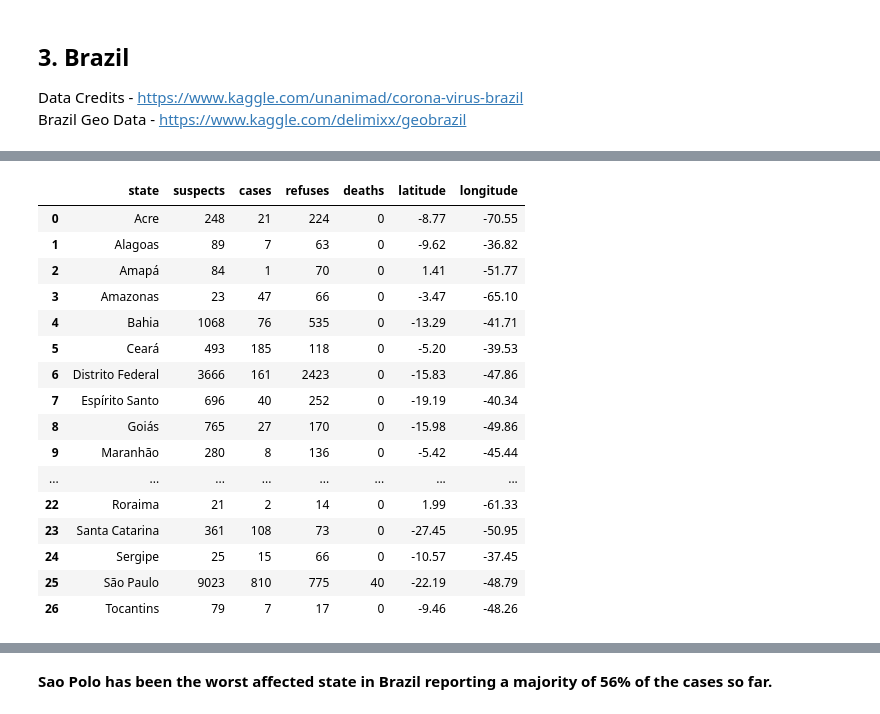
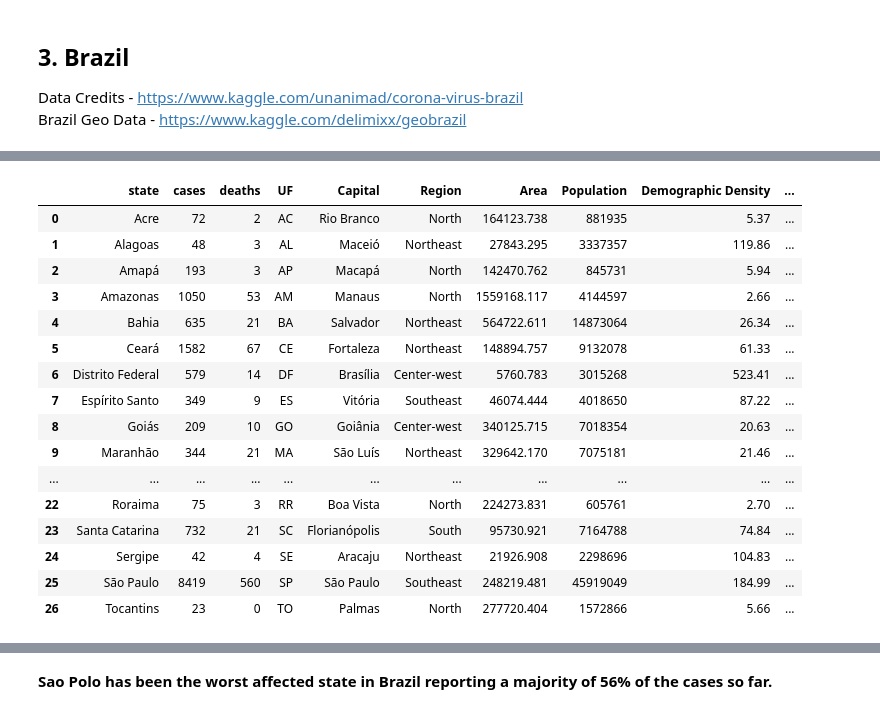
Before and after one commit to sauravmishra1710/Covid-19---A-Geo-Statistical-Analysis, a Jupyter notebook: Covid-19-SARS CoV-2-A-Geographical-Analysis.ipynb, the cells around one changed output, grey strips where cells are left out. Cells and saved outputs as stored; diff of their text form; code cells hidden in the pictures.

```diff
--- a/Covid-19-SARS CoV-2-A-Geographical-Analysis.ipynb
+++ b/Covid-19-SARS CoV-2-A-Geographical-Analysis.ipynb
@@ -1204,37 +1179,40 @@ covid_19_Brazil.head()
 # %%
 # Brazil Data
 covid_Brazil = pd.read_csv("../input/corona-virus-brazil/brazil_covid19.csv")
 #covid_Brazil
-brazil_statewise_data = covid_Brazil.groupby(['state'])['suspects', 'cases','refuses', 'deaths'].max()
+brazil_statewise_data = covid_Brazil.groupby(['state'])['cases', 'deaths'].max()
 #brazil_statewise_data
 
 brazil_statewise_data['state'] = brazil_statewise_data.index
 brazil_statewise_data.index = np.arange(1, len(brazil_statewise_data.state.unique().tolist())+1)
-brazil_statewise_data = brazil_statewise_data[['state', 'suspects', 'cases','refuses', 'deaths']]
+brazil_statewise_data = brazil_statewise_data[['state', 'cases', 'deaths']]
 
 geoBrazil = pd.read_csv("../input/brazilianstates/states.csv")
+
+# rename state to State
+geoBrazil.rename(columns={'State': 'state'}, inplace=True)
 brazilian_statewise_data = pd.merge(brazil_statewise_data, geoBrazil, on='state')
 
-brazilian_statewise_data.drop(['uf', 'population'], axis=1, inplace=True)
+#brazilian_statewise_data.drop(['uf', 'population'], axis=1, inplace=True)
 brazilian_statewise_data
 # %% [output]
-|  | state | suspects | cases | refuses | deaths | latitude | longitude |
-| 0 | Acre | 248 | 21 | 224 | 0 | -8.77 | -70.55 |
-| 1 | Alagoas | 89 | 7 | 63 | 0 | -9.62 | -36.82 |
-| 2 | Amapá | 84 | 1 | 70 | 0 | 1.41 | -51.77 |
-| 3 | Amazonas | 23 | 47 | 66 | 0 | -3.47 | -65.10 |
-| 4 | Bahia | 1068 | 76 | 535 | 0 | -13.29 | -41.71 |
-| 5 | Ceará | 493 | 185 | 118 | 0 | -5.20 | -39.53 |
-| 6 | Distrito Federal | 3666 | 161 | 2423 | 0 | -15.83 | -47.86 |
-| 7 | Espírito Santo | 696 | 40 | 252 | 0 | -19.19 | -40.34 |
-| 8 | Goiás | 765 | 27 | 170 | 0 | -15.98 | -49.86 |
-| 9 | Maranhão | 280 | 8 | 136 | 0 | -5.42 | -45.44 |
-| ... | ... | ... | ... | ... | ... | ... | ... |
-| 22 | Roraima | 21 | 2 | 14 | 0 | 1.99 | -61.33 |
-| 23 | Santa Catarina | 361 | 108 | 73 | 0 | -27.45 | -50.95 |
-| 24 | Sergipe | 25 | 15 | 66 | 0 | -10.57 | -37.45 |
-| 25 | São Paulo | 9023 | 810 | 775 | 40 | -22.19 | -48.79 |
-| 26 | Tocantins | 79 | 7 | 17 | 0 | -9.46 | -48.26 |
+|  | state | cases | deaths | UF | Capital | Region | Area | Population | Demographic Density | ... |
+| 0 | Acre | 72 | 2 | AC | Rio Branco | North | 164123.738 | 881935 | 5.37 | ... |
+| 1 | Alagoas | 48 | 3 | AL | Maceió | Northeast | 27843.295 | 3337357 | 119.86 | ... |
+| 2 | Amapá | 193 | 3 | AP | Macapá | North | 142470.762 | 845731 | 5.94 | ... |
+| 3 | Amazonas | 1050 | 53 | AM | Manaus | North | 1559168.117 | 4144597 | 2.66 | ... |
+| 4 | Bahia | 635 | 21 | BA | Salvador | Northeast | 564722.611 | 14873064 | 26.34 | ... |
+| 5 | Ceará | 1582 | 67 | CE | Fortaleza | Northeast | 148894.757 | 9132078 | 61.33 | ... |
+| 6 | Distrito Federal | 579 | 14 | DF | Brasília | Center-west | 5760.783 | 3015268 | 523.41 | ... |
+| 7 | Espírito Santo | 349 | 9 | ES | Vitória | Southeast | 46074.444 | 4018650 | 87.22 | ... |
+| 8 | Goiás | 209 | 10 | GO | Goiânia | Center-west | 340125.715 | 7018354 | 20.63 | ... |
+| 9 | Maranhão | 344 | 21 | MA | São Luís | Northeast | 329642.170 | 7075181 | 21.46 | ... |
+| ... | ... | ... | ... | ... | ... | ... | ... | ... | ... | ... |
+| 22 | Roraima | 75 | 3 | RR | Boa Vista | North | 224273.831 | 605761 | 2.70 | ... |
+| 23 | Santa Catarina | 732 | 21 | SC | Florianópolis | South | 95730.921 | 7164788 | 74.84 | ... |
+| 24 | Sergipe | 42 | 4 | SE | Aracaju | Northeast | 21926.908 | 2298696 | 104.83 | ... |
+| 25 | São Paulo | 8419 | 560 | SP | São Paulo | Southeast | 248219.481 | 45919049 | 184.99 | ... |
+| 26 | Tocantins | 23 | 0 | TO | Palmas | North | 277720.404 | 1572866 | 5.66 | ... |
 # %%
 brazil_lat = -14.235
 brazil_lon = -51.9253
```
Also changed, not shown: parts of 50 cells of this notebook.
